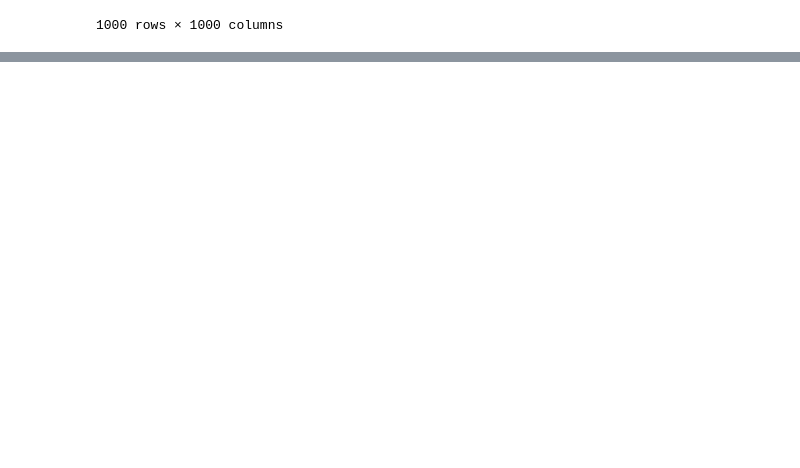
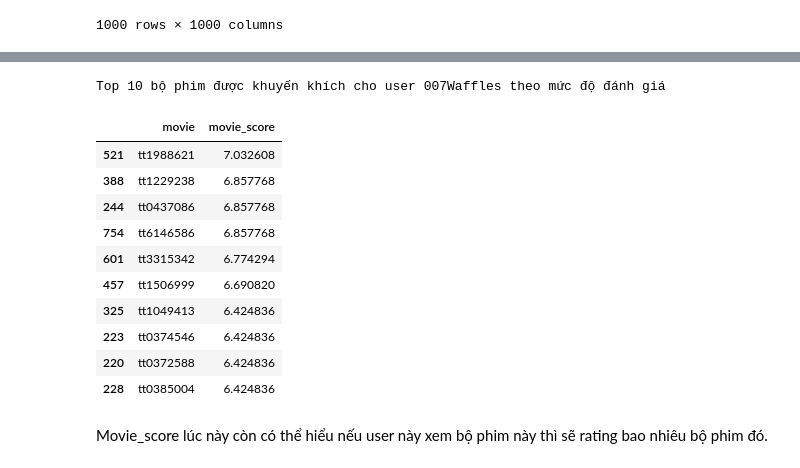
Before and after one commit to vietsimon/AppliedParallelProgramming, a Jupyter notebook: sequence_application.ipynb, the cells around one changed output, grey strips where cells are left out. Drawn from its saved outputs; the diff is of its cells as text; code cells hidden in the pictures; blank space fills up the shorter version.

```diff
--- a/sequence_application.ipynb
+++ b/sequence_application.ipynb
@@ -90,0 +89,5 @@ test_arr = calc_cosine_similarity(np.array(df_matrix.iloc[:,1:]))
+# %%
+start = time.time()
+test_arr = calc_cosine_similarity(np.array(df_matrix.iloc[:,1:]))
+end = time.time()
+print(f'Processing time: {end - start} s')
@@ -131,0 +162,5 @@ for key,value in neighborhood_combine.items():
+# %%
+start = time.time()
+neighborhood_combine = calc_Neighborhood_kNN(user_cosine_similarity)
+end = time.time()
+print(f'Processing time: {end - start} s')
@@ -197,0 +229,47 @@ neighborhood_combine[user_id]
+# %%
+user_id = '007Waffles'
+
+service_used_by_user_id = df_matrix[df_matrix[author_username] == user_id].dropna(axis=1, how='all')
+similar_services = df_matrix[df_matrix[author_username].isin(neighborhood_combine[user_id])].dropna(axis=1, how='all')
+similar_services.drop(service_used_by_user_id.columns[1:],axis=1, inplace=True, errors='ignore')
+item_score = {}
+
+# Loop through items
+for i in similar_services.columns[1:]:
+  # Create a variable to store the score
+  total = 0
+  # Create a variable to store the number of scores
+  count = 0
+  # Loop through similar users
+  for u in neighborhood_combine[user_id]:
+    if isnan(similar_services[i][similar_services[author_username] == u].iloc[0]) is False:
+    # Score is the sum of user similarity score * rating
+      score = user_cosine_similarity[user_id][u] * similar_services[i][similar_services[author_username] == u].values[0]
+      total += score
+      count +=1
+  item_score[i] = total / count
+# Convert dictionary to pandas dataframe
+item_score = pd.DataFrame(item_score.items(), columns=['movie', 'movie_score'])
+item_score['count'] = list(similar_services.count().values)[1:]
+# Sort the services by score
+ranked_item_score = item_score.sort_values(by='movie_score', ascending=False)
+
+# Select top m services
+m = 10
+print("Top 10 bộ phim được khuyến khích cho user",user_id,"theo mức độ đánh giá")
+ranked_item_score[['movie','movie_score']].head(m)
+# %% [output]
+Top 10 bộ phim được khuyến khích cho user 007Waffles theo mức độ đánh giá
+|  | movie | movie_score |
+| 521 | tt1988621 | 7.032608 |
+| 388 | tt1229238 | 6.857768 |
+| 244 | tt0437086 | 6.857768 |
+| 754 | tt6146586 | 6.857768 |
+| 601 | tt3315342 | 6.774294 |
+| 457 | tt1506999 | 6.690820 |
+| 325 | tt1049413 | 6.424836 |
+| 223 | tt0374546 | 6.424836 |
+| 220 | tt0372588 | 6.424836 |
+| 228 | tt0385004 | 6.424836 |
+# %% [markdown]
+Movie_score lúc này còn có thể hiểu nếu user này xem bộ phim này thì sẽ rating bao nhiêu bộ phim đó.
```
Also changed, not shown: parts of 26 cells of this notebook.
